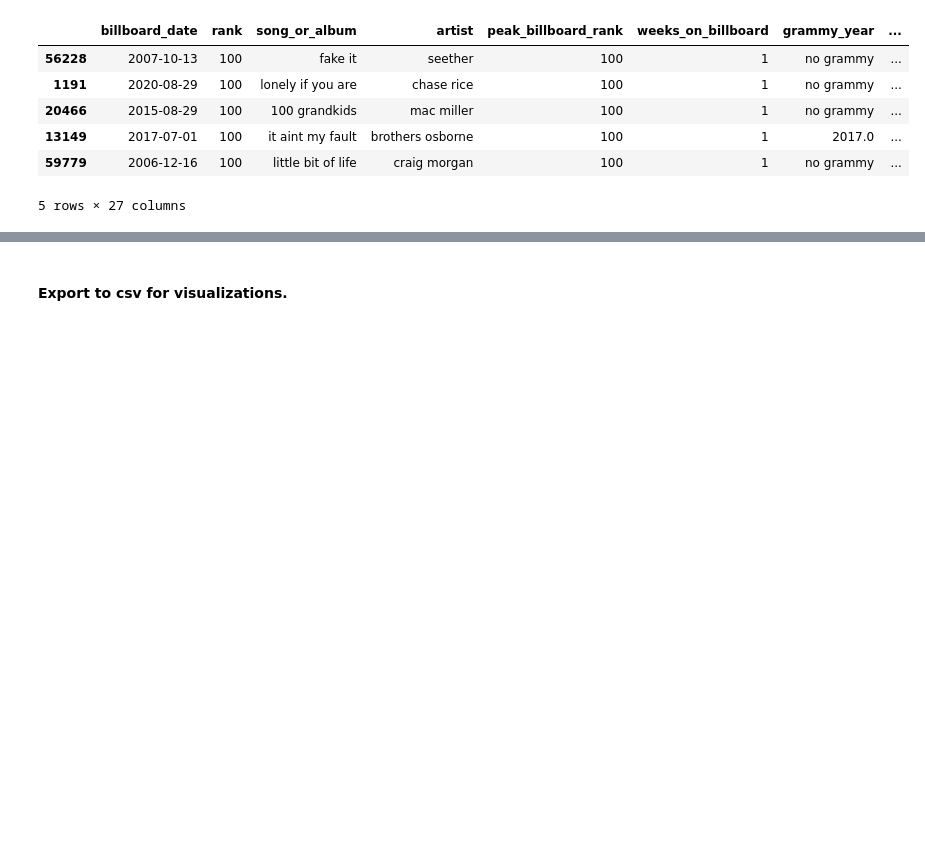
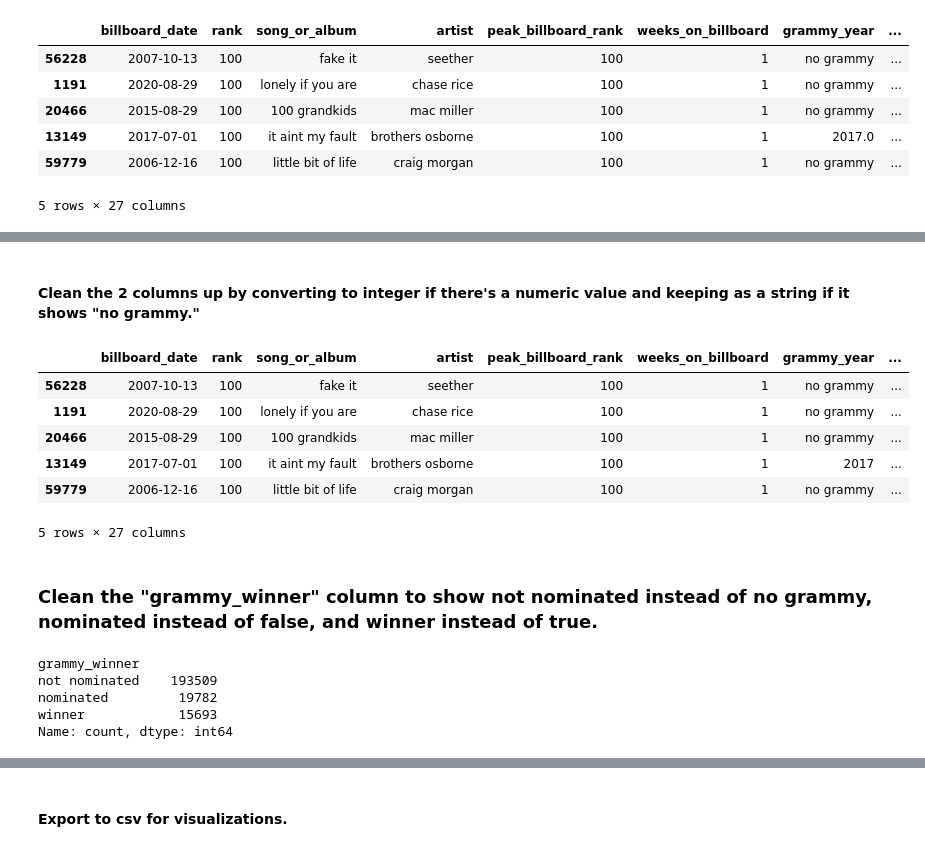
Before and after one commit to alaurarobinson/robinson-capstone-da14, a Jupyter notebook: notebooks/spotify_capstone.ipynb, the cells around one changed output, grey strips where cells are left out. Cells and saved outputs as stored; diff of their text form; code cells hidden in the pictures; blank space fills up the shorter version.

```diff
--- a/notebooks/spotify_capstone.ipynb
+++ b/notebooks/spotify_capstone.ipynb
@@ -353,0 +368,37 @@ final_df_sorted.head()
+# %% [markdown]
+#### Clean the 2 columns up by converting to integer if there's a numeric value and keeping as a string if it shows "no grammy."
+# %%
+def clean_grammy_numbers(num):
+    try:
+        return str(int(float(num)))
+    except:
+        return str(num)
+
+final_df_sorted['grammy_year'] = final_df_sorted['grammy_year'].apply(clean_grammy_numbers)
+final_df_sorted['grammy_edition'] = final_df_sorted['grammy_edition'].apply(clean_grammy_numbers)
+final_df_sorted.head()
+# %% [output]
+|  | billboard_date | rank | song_or_album | artist | peak_billboard_rank | weeks_on_billboard | grammy_year | ... |
+| 56228 | 2007-10-13 | 100 | fake it | seether | 100 | 1 | no grammy | ... |
+| 1191 | 2020-08-29 | 100 | lonely if you are | chase rice | 100 | 1 | no grammy | ... |
+| 20466 | 2015-08-29 | 100 | 100 grandkids | mac miller | 100 | 1 | no grammy | ... |
+| 13149 | 2017-07-01 | 100 | it aint my fault | brothers osborne | 100 | 1 | 2017 | ... |
+| 59779 | 2006-12-16 | 100 | little bit of life | craig morgan | 100 | 1 | no grammy | ... |
+5 rows × 27 columns
+# %% [markdown]
+### Clean the "grammy_winner" column to show not nominated instead of no grammy, nominated instead of false, and winner instead of true.
+# %%
+grammy_class = {
+    'no grammy': 'not nominated',
+    False: 'nominated',
+    True: 'winner'
+}
+
+final_df_sorted['grammy_winner'] = final_df_sorted['grammy_winner'].replace(grammy_class)
+final_df_sorted['grammy_winner'].value_counts()
+# %% [output]
+grammy_winner
+not nominated    193509
+nominated         19782
+winner            15693
+Name: count, dtype: int64
```
Also changed, not shown: parts of 9 cells of this notebook.
